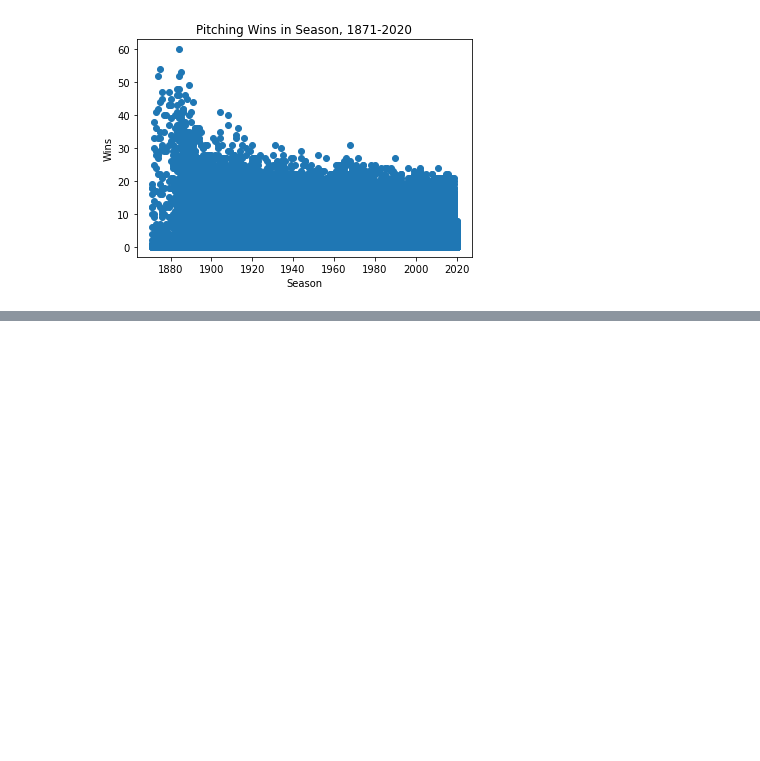
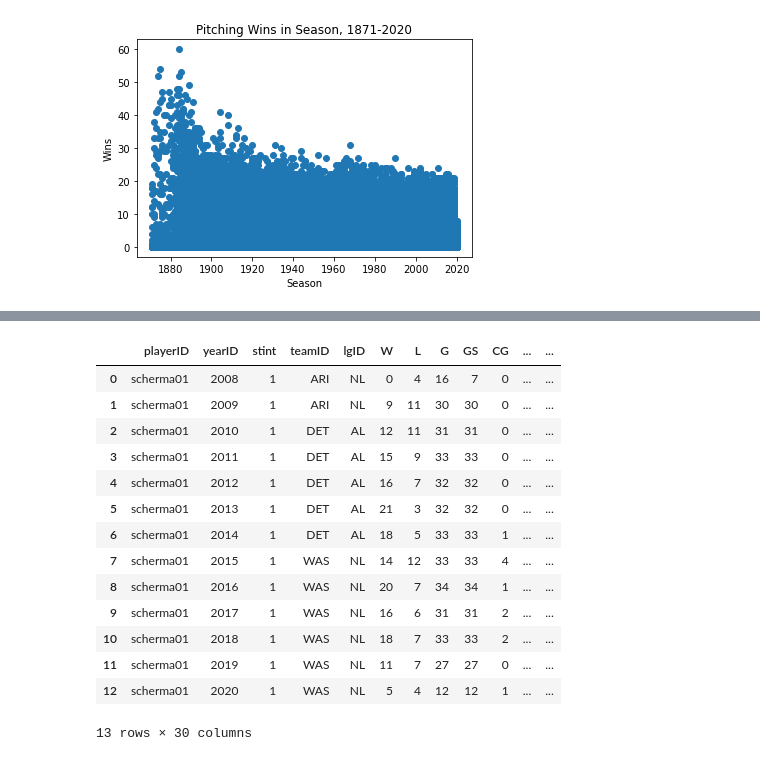
Before and after one commit to matthewjchin/baseballstats, a Jupyter notebook: Pitching.ipynb, the cells around one changed output, grey strips where cells are left out. Saved outputs shown, nothing was run; the diff lists cells and outputs as text; code cells hidden in the pictures; blank space fills up the shorter version.

```diff
--- a/Pitching.ipynb
+++ b/Pitching.ipynb
@@ -89,0 +124,19 @@ plt.show()
+# %%
+# print(scherzer_stats)
+scherzer_stats
+# %% [output]
+|  | playerID | yearID | stint | teamID | lgID | W | L | G | GS | CG | ... | ... |
+| 0 | scherma01 | 2008 | 1 | ARI | NL | 0 | 4 | 16 | 7 | 0 | ... | ... |
+| 1 | scherma01 | 2009 | 1 | ARI | NL | 9 | 11 | 30 | 30 | 0 | ... | ... |
+| 2 | scherma01 | 2010 | 1 | DET | AL | 12 | 11 | 31 | 31 | 0 | ... | ... |
+| 3 | scherma01 | 2011 | 1 | DET | AL | 15 | 9 | 33 | 33 | 0 | ... | ... |
+| 4 | scherma01 | 2012 | 1 | DET | AL | 16 | 7 | 32 | 32 | 0 | ... | ... |
+| 5 | scherma01 | 2013 | 1 | DET | AL | 21 | 3 | 32 | 32 | 0 | ... | ... |
+| 6 | scherma01 | 2014 | 1 | DET | AL | 18 | 5 | 33 | 33 | 1 | ... | ... |
+| 7 | scherma01 | 2015 | 1 | WAS | NL | 14 | 12 | 33 | 33 | 4 | ... | ... |
+| 8 | scherma01 | 2016 | 1 | WAS | NL | 20 | 7 | 34 | 34 | 1 | ... | ... |
+| 9 | scherma01 | 2017 | 1 | WAS | NL | 16 | 6 | 31 | 31 | 2 | ... | ... |
+| 10 | scherma01 | 2018 | 1 | WAS | NL | 18 | 7 | 33 | 33 | 2 | ... | ... |
+| 11 | scherma01 | 2019 | 1 | WAS | NL | 11 | 7 | 27 | 27 | 0 | ... | ... |
+| 12 | scherma01 | 2020 | 1 | WAS | NL | 5 | 4 | 12 | 12 | 1 | ... | ... |
+13 rows × 30 columns
```
Also changed, not shown: parts of 3 cells of this notebook, 1 other file.
